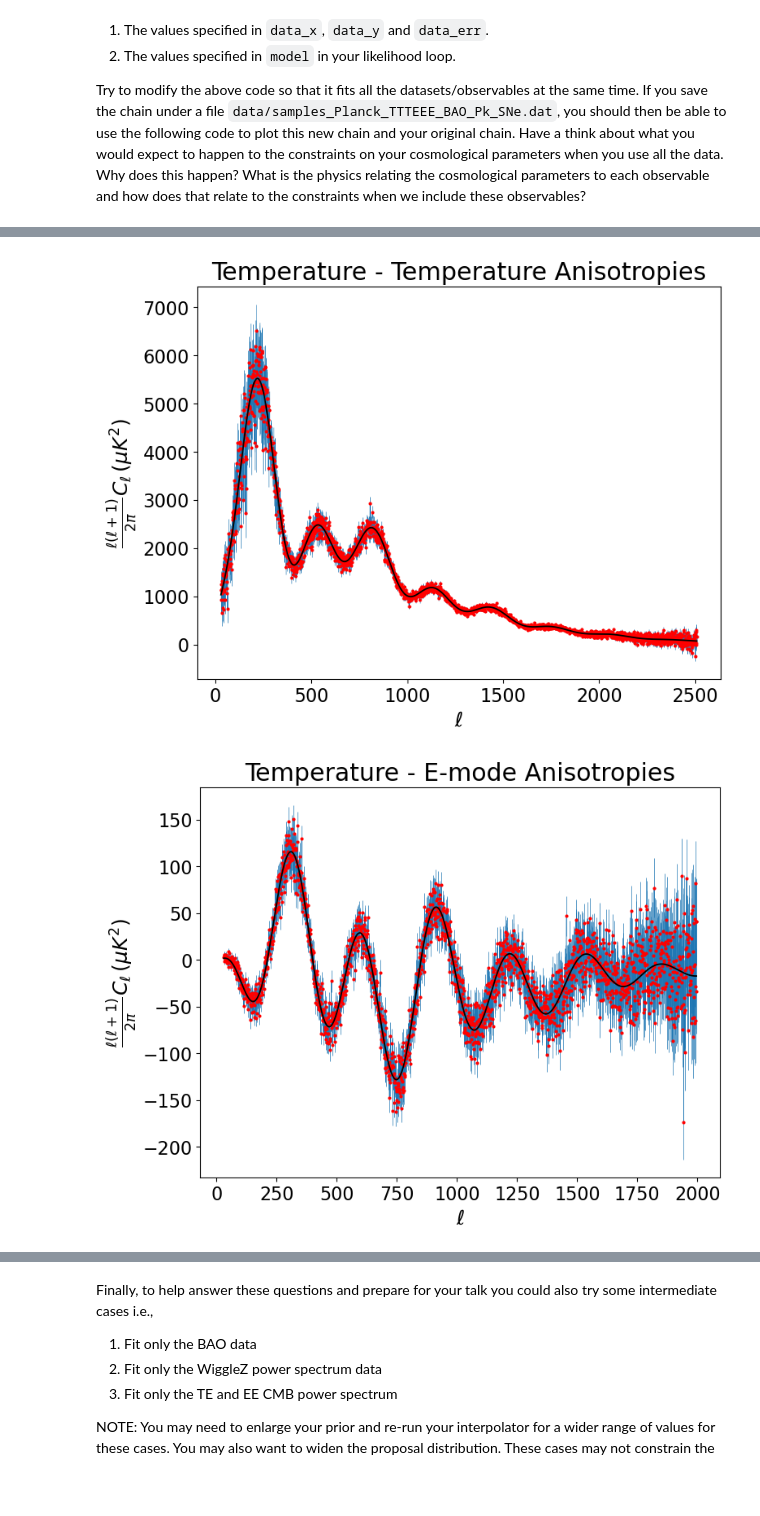
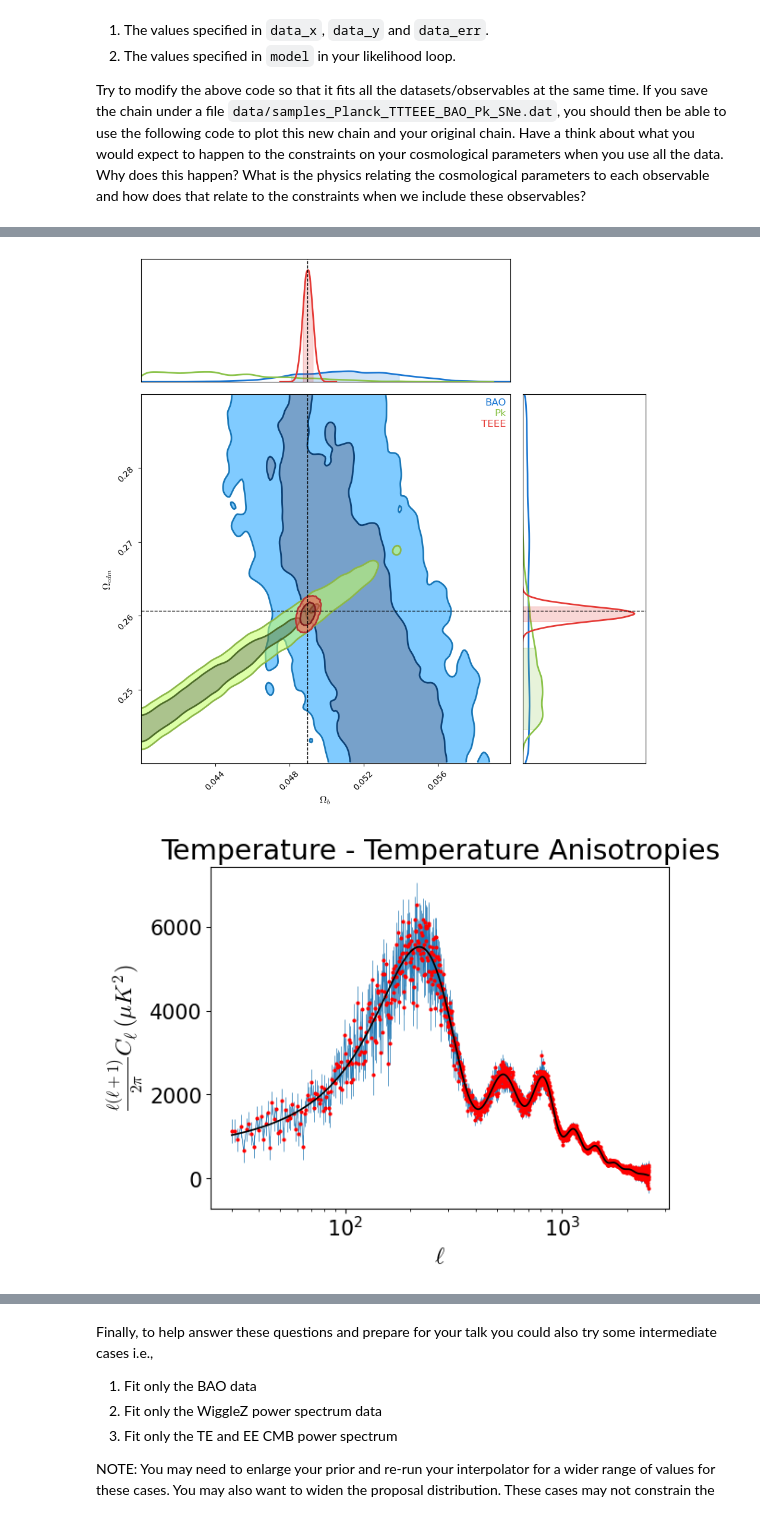
Before and after one commit to ryanwhite1/PHYS4080-Parameter-Project, a Jupyter notebook: Cosmo_Fitting.ipynb, the cells around one changed output, grey strips where cells are left out. Cells and saved outputs as stored; diff of their text form; code cells hidden in the pictures; blank space fills up the shorter version.

```diff
--- a/Cosmo_Fitting.ipynb
+++ b/Cosmo_Fitting.ipynb
@@ -509,7 +525,7 @@ Try to modify the above code so that it fits all the datasets/observables at the
 # %%
 import matplotlib.pyplot as plt
 from chainconsumer import ChainConsumer
-%matplotlib inline
+# %matplotlib inline
 
 param1 = r'$\Omega_{b}$'
 param2 = r'$\Omega_{cdm}$'
@@ -520,6 +536,9 @@ samples_TTTEEE = np.loadtxt("data/samples_Planck_TTTEEE.dat")
 samples_TTTEEE_BAO = np.loadtxt("data/samples_Planck_TTTEEE_BAO.dat")
 samples_TTTEEE_BAO_Pk = np.loadtxt("data/samples_Planck_TTTEEE_BAO_Pk.dat")
 samples_TTTEEE_BAO_Pk_SNe = np.loadtxt("data/samples_Planck_TTTEEE_BAO_Pk_SNe.dat")
+samples_BAO = np.loadtxt("data/samples_Planck_BAO.dat")
+samples_Pk = np.loadtxt("data/samples_Planck_Pk.dat")
+samples_TEEE = np.loadtxt("data/samples_Planck_TEEE.dat")
 
 # Now make some plots with the samples. Load in the first 5000 samples and plot them to see if they have converged.
 # Remove the samples generated before the chain has converged to the maximum likleihood (commonly called "burn-in")
@@ -538,50 +557,59 @@ burntin_TTTEEE = samples_TTTEEE[burnin:]
 burntin_TTTEEE_BAO = samples_TTTEEE_BAO[burnin:]
 burntin_TTTEEE_BAO_Pk = samples_TTTEEE_BAO_Pk[burnin:]
 burntin_TTTEEE_BAO_Pk_SNe = samples_TTTEEE_BAO_Pk_SNe[burnin:]
+burntin_BAO = samples_BAO[burnin:]
+burntin_Pk = samples_Pk[burnin:]
+burntin_TEEE = samples_TEEE[burnin:]
 
 # Plot the distribution of samples.
 c = ChainConsumer()
-c.add_chain(burntin_TT, parameters=[param1, param2], linewidth=2.0, name="TT MCMC", zorder=1).configure(summary=True)
-c.add_chain(burntin_TTTEEE, parameters=[param1, param2], linewidth=2.0, name="TTTEEE MCMC", zorder=2).configure(summary=True)
-c.add_chain(burntin_TTTEEE_BAO, parameters=[param1, param2], linewidth=2.0, name="TTTEEE+BAO MCMC", zorder=3).configure(summary=True)
-c.add_chain(burntin_TTTEEE_BAO_Pk, parameters=[param1, param2], linewidth=2.0, name="TTTEEE+BAO+Pk MCMC", zorder=4).configure(summary=True)
-c.add_chain(burntin_TTTEEE_BAO_Pk_SNe, parameters=[param1, param2], linewidth=2.0, name="TTTEEE+BAO+Pk+SNe MCMC", zorder=4).configure(summary=True)
-c.plotter.plot(figsize='PAGE', chains=["TT MCMC", "TTTEEE MCMC", "TTTEEE+BAO MCMC", "TTTEEE+BAO+Pk MCMC", "TTTEEE+BAO+Pk+SNe MCMC"], truth={r'$\Omega_{b}$':0.02242/0.6766**2, r'$w$':-1.0}, display=True)
+c.add_chain(burntin_TT, parameters=[param1, param2], linewidth=2.0, name="TT", zorder=1).configure(summary=True)
+c.add_chain(burntin_TTTEEE, parameters=[param1, param2], linewidth=2.0, name="TTTEEE", zorder=2).configure(summary=True)
+c.add_chain(burntin_TTTEEE_BAO, parameters=[param1, param2], linewidth=2.0, name="TTTEEE+BAO", zorder=3).configure(summary=True)
+c.add_chain(burntin_TTTEEE_BAO_Pk, parameters=[param1, param2], linewidth=2.0, name="TTTEEE+BAO+Pk", zorder=4).configure(summary=True)
+c.add_chain(burntin_TTTEEE_BAO_Pk_SNe, parameters=[param1, param2], linewidth=2.0, name="TTTEEE+BAO+Pk+SNe", zorder=4).configure(summary=True)
+c.plotter.plot(figsize='PAGE', chains=["TT", "TTTEEE", "TTTEEE+BAO", "TTTEEE+BAO+Pk", "TTTEEE+BAO+Pk+SNe"],
+               truth={param1:0.02242/0.6766**2, param2:0.11933/0.6766**2}, display=True, filename="data/AllContours.pdf")
+
+# Plot the Poor fitting models
+C = ChainConsumer()
+C.add_chain(burntin_BAO, parameters=[param1, param2], linewidth=2.0, name="BAO", zorder=1)
+C.add_chain(burntin_Pk, parameters=[param1, param2], linewidth=2.0, name="Pk", zorder=1)
+C.add_chain(burntin_TEEE, parameters=[param1, param2], linewidth=2.0, name="TEEE", zorder=1).configure(summary=True)
+C.plotter.plot(figsize='PAGE', chains=["BAO", "Pk", "TEEE"],
+               truth={param1:0.02242/0.6766**2, param2:0.11933/0.6766**2}, display=True, filename="data/BadContours.pdf")
 
 # Plot the data and best-fit model
-Omega_b_fit = c.analysis.get_summary(chains="TTTEEE+BAO+Pk+SNe MCMC")[param1][1]
-Omega_cdm_fit = c.analysis.get_summary(chains="TTTEEE+BAO+Pk+SNe MCMC")[param2][1]
+Omega_b_fit = c.analysis.get_summary(chains="TTTEEE+BAO+Pk+SNe")[param1][1]
+Omega_cdm_fit = c.analysis.get_summary(chains="TTTEEE+BAO+Pk+SNe")[param2][1]
 fit_results = run_camb(Omega_bh2=Omega_b_fit*0.6766**2, Omega_cdmh2=Omega_cdm_fit*0.6766**2)
 
-fig = plt.figure()
-ax = fig.add_axes([0, 0, 1, 1])
+fig, ax = plt.subplots()
 ax.errorbar(TT_ell, TT_power, yerr=TT_err, marker='o', markerfacecolor='r', markeredgecolor="None", markersize=3, linewidth=0.5, zorder=4)
 ax.plot(TT_ell, fit_results[0][TT_ell,0], color='k', linestyle='-', linewidth=1.3, zorder=5)
 ax.set_title('Temperature - Temperature Anisotropies')
 ax.set_xlabel(r'$\ell$')
 ax.set_ylabel(r'$\frac{\ell(\ell+1)}{2\pi}C_{\ell}\,(\mu K^{2})$')
-plt.show()
+ax.set_xscale('log')
+fig.savefig("data/TTFit.pdf", dpi=300, bbox_inches='tight')
 
-fig = plt.figure()
-ax = fig.add_axes([0, 0, 1, 1])
+fig, ax = plt.subplots()
 ax.errorbar(TE_ell, TE_power, yerr=TE_err, marker='o', markerfacecolor='r', markeredgecolor="None", markersize=3, linewidth=0.5, zorder=4)
 ax.plot(TE_ell, fit_results[1][TE_ell,0], color='k', linestyle='-', linewidth=1.3, zorder=5)
 ax.set_title('Temperature - E-mode Anisotropies')
 ax.set_xlabel(r'$\ell$')
 ax.set_ylabel(r'$\frac{\ell(\ell+1)}{2\pi}C_{\ell}\,(\mu K^{2})$')
-plt.show()
+fig.savefig("data/TEFit.pdf", dpi=300, bbox_inches='tight')
 
-fig = plt.figure()
-ax = fig.add_axes([0, 0, 1, 1])
+fig, ax = plt.subplots()
 ax.errorbar(EE_ell, EE_power, yerr=EE_err, marker='o', markerfacecolor='r', markeredgecolor="None", markersize=3, linewidth=0.5, zorder=4)
 ax.plot(EE_ell, fit_results[2][EE_ell,0], color='k', linestyle='-', linewidth=1.3, zorder=5)
 ax.set_title('E-Mode - E-mode Anisotropies')
 ax.set_xlabel(r'$\ell$')
 ax.set_ylabel(r'$\frac{\ell(\ell+1)}{2\pi}C_{\ell}\,(\mu K^{2})$')
-plt.show()
+fig.savefig("data/EEFit.pdf", dpi=300, bbox_inches='tight')
 
-fig = plt.figure()
-ax = fig.add_axes([0, 0, 1, 1])
+fig, ax = plt.subplots()
 ax.errorbar(Beutler2012[0], Beutler2012[1]/fit_results[3][0], yerr=Beutler2012[2]/fit_results[3][0], color='k', label='Beutler2012')
 ax.errorbar(Ross2015[0], Ross2015[1]/fit_results[3][1], yerr=Ross2015[2]/fit_results[3][1], color='r', label='Ross2015')
 ax.errorbar(DR12LOWZ[0], DR12LOWZ[1]/fit_results[3][2], yerr=DR12LOWZ[2]/fit_results[3][2], color='b', label='DR12LOWZ')
@@ -590,11 +618,10 @@ ax.axhline(y=1.0, linewidth=1.3, linestyle='-', color='k')
 ax.set_title('BAO Measurements')
 ax.set_xlabel(r'$z$')
 ax.set_ylabel(r'$\frac{D_{v,fit}}{D_{V}}(z)$')
-plt.legend(loc='upper right', fontsize=16)
-plt.show()
+ax.legend()
+fig.savefig("data/BAOFit.pdf", dpi=300, bbox_inches='tight')
 
-fig = plt.figure()
-ax = fig.add_axes([0, 0, 1, 1])
+fig, ax = plt.subplots()
 ax.errorbar(WiggleZ_z0p22_k, WiggleZ_z0p22_k*WiggleZ_z0p22_pk, yerr=WiggleZ_z0p22_k*WiggleZ_z0p22_err, color='k', marker='o', linestyle='None', label='z=0.22')
 ax.errorbar(WiggleZ_z0p41_k, WiggleZ_z0p41_k*WiggleZ_z0p41_pk, yerr=WiggleZ_z0p41_k*WiggleZ_z0p41_err, color='r', marker='o', linestyle='None', label='z=0.41')
 ax.errorbar(WiggleZ_z0p60_k, WiggleZ_z0p60_k*WiggleZ_z0p60_pk, yerr=WiggleZ_z0p60_k*WiggleZ_z0p60_err, color='b', marker='o', linestyle='None', label='z=0.60')
@@ -606,16 +633,15 @@ ax.plot(WiggleZ_z0p78_k, WiggleZ_z0p78_k*fit_results[7], color='g', marker="None
 ax.set_title('WiggleZ Pk Measurements')
 ax.set_xlabel(r'$k$')
 ax.set_ylabel(r'$k\,P(k)$')
-plt.legend(loc='upper right', fontsize=16)
-plt.show()
+ax.legend()
+fig.savefig("data/PkFit.pdf", dpi=300, bbox_inches='tight')
 
-fig = plt.figure()
-ax = fig.add_axes([0, 0, 1, 1])
+fig, ax = plt.subplots()
 ax.errorbar(Pantheon_z, Pantheon_mu, yerr=Pantheon_mu_err, ls='None', marker='o', markerfacecolor='r', markeredgecolor="None", markersize=3, linewidth=0.5)
 ax.plot(Pantheon_z, fit_results[8], marker="None", color='k', linestyle='-', linewidth=1.3, zorder=5)
 ax.set_title('SNe Measurements')
 ax.set_xlabel(r'$z$')
 ax.set_ylabel(r'$\mu$')
-plt.legend(loc='lower right', fontsize=16)
-plt.show()
+# ax.legend()
+fig.savefig("data/SNeFit.pdf", dpi=300, bbox_inches='tight')
 # %% [output]
@@ -632,2 +660,2 @@ WARNING:chainconsumer:To avoid this, load your chains in first, then call analys
-[figure, old version]
+[figure, new version]
-[figure, old version]
+[figure, new version]
```
Also changed, not shown: parts of 5 cells of this notebook, 36 other files.
